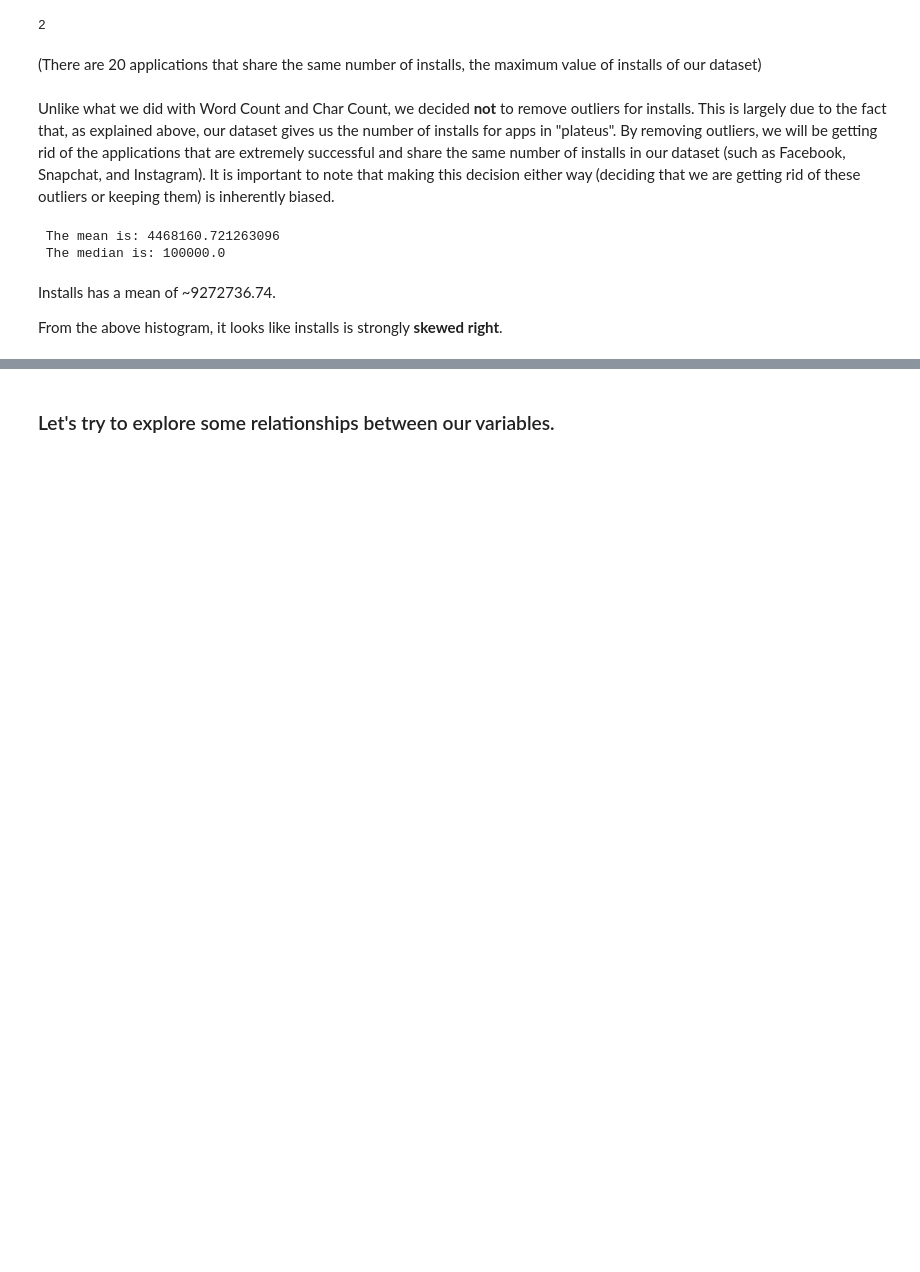
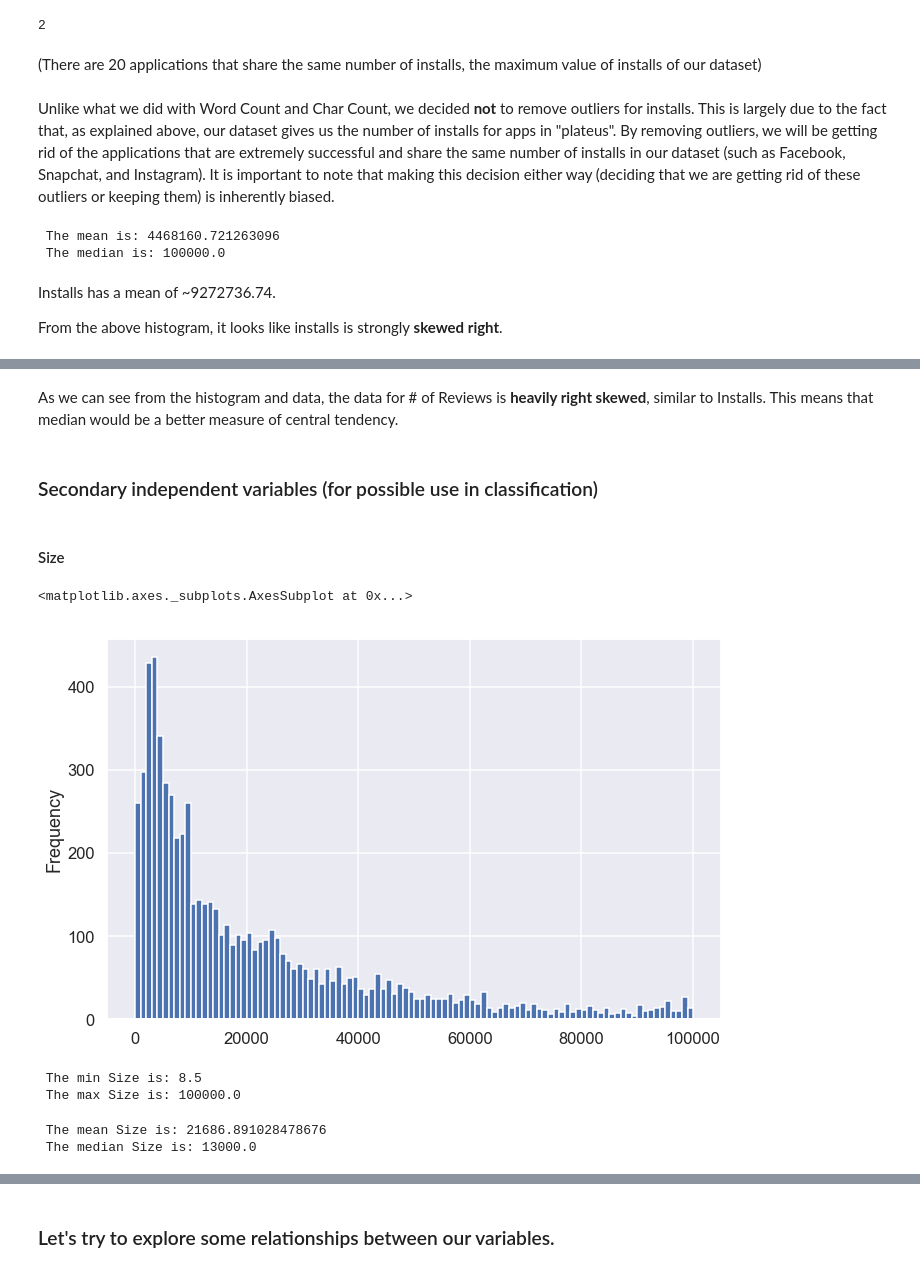
Before and after one commit to Titan-Ngo/COGS108_Repo, a Jupyter notebook: FinalProject.ipynb, the cells around one changed output, grey strips where cells are left out. Saved outputs shown, nothing was run; the diff lists cells and outputs as text; code cells hidden in the pictures; blank space fills up the shorter version.

Commit message:
added descriptive stats for remaining variables

```diff
--- a/FinalProject.ipynb
+++ b/FinalProject.ipynb
@@ -526,0 +552,27 @@ From the above histogram, it looks like installs is strongly __skewed right__.
+# %% [markdown]
+As we can see from the histogram and data, the data for # of Reviews is __heavily right skewed__, similar to Installs. This means that median would be a better measure of central tendency.
+# %% [markdown]
+### Secondary independent variables (for possible use in classification)
+# %% [markdown]
+#### Size
+# %%
+df['Size'].plot(kind = 'hist', bins = 100, figsize = (11, 7))
+# %% [output]
+<matplotlib.axes._subplots.AxesSubplot at 0x...>
+[figure, added]
+# %%
+# Print the max and min of 'Size'
+minValue = df['Size'].min()
+maxValue = df['Size'].max()
+print(" The min Size is:", minValue, '\n', "The max Size is:", maxValue)
+# %% [output]
+ The min Size is: 8.5
+ The max Size is: 100000.0
+# %%
+# Print the mean and median of 'Size'
+meanValue = df['Size'].mean()
+medianValue = df['Size'].median()
+print(" The mean Size is:", meanValue, '\n', "The median Size is:", medianValue)
+# %% [output]
+ The mean Size is: 21686.891028478676
+ The median Size is: 13000.0
```
Also changed, not shown: parts of 31 cells of this notebook.
